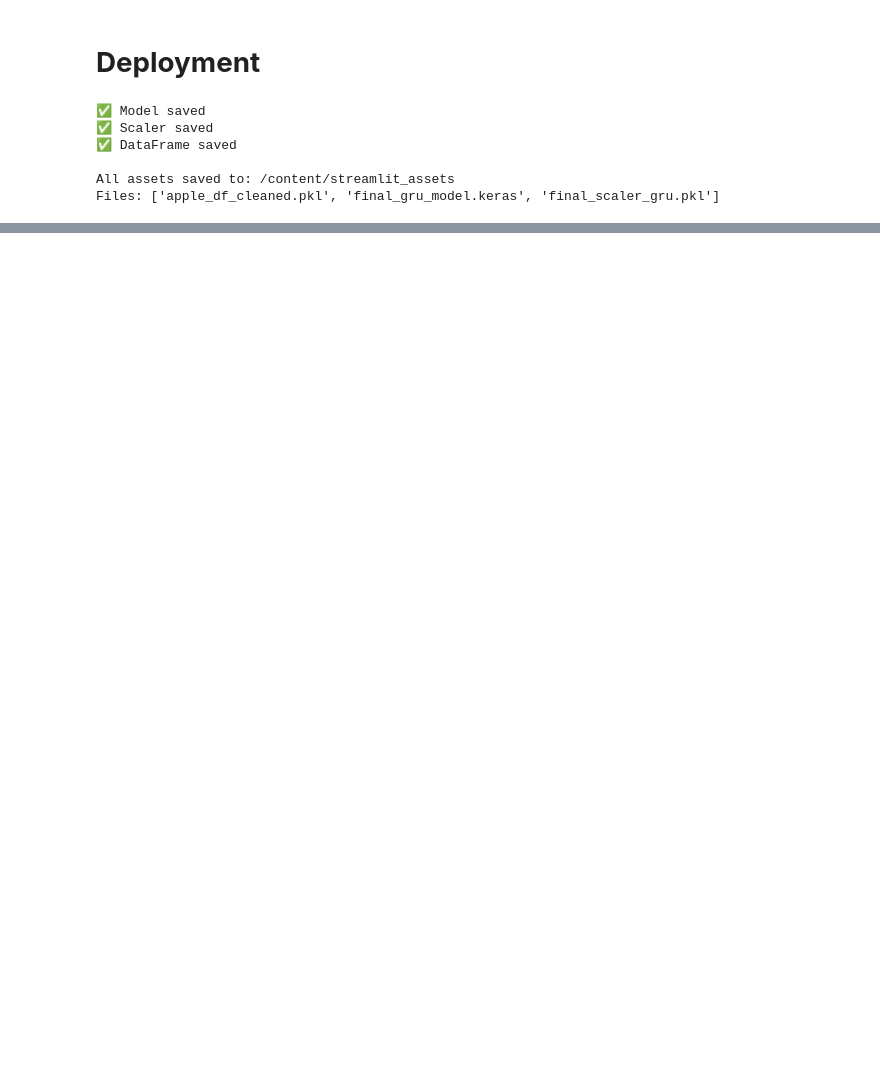
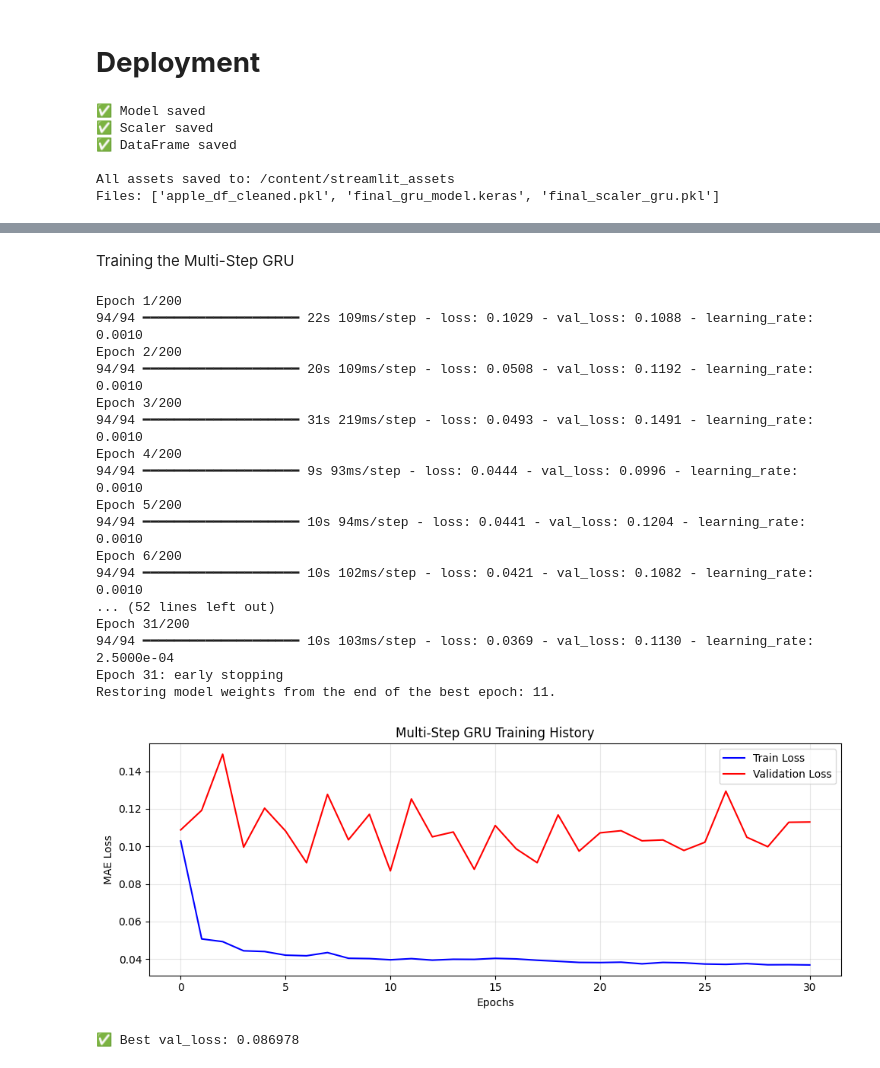
Before and after one commit to uavinash15/DataScience-, a Jupyter notebook: ML_Projects/Apple_Stock_Prediction/Apple_stock_Prediction.ipynb, the cells around one changed output, grey strips where cells are left out. Saved outputs shown, nothing was run; the diff lists cells and outputs as text; code cells hidden in the pictures; blank space fills up the shorter version.

```diff
--- a/ML_Projects/Apple_Stock_Prediction/Apple_stock_Prediction.ipynb
+++ b/ML_Projects/Apple_Stock_Prediction/Apple_stock_Prediction.ipynb
@@ -3122,0 +2955,76 @@ Captures:
+# %% [markdown]
+Training the Multi-Step GRU
+# %%
+# 4. Build model
+multistep_gru = Sequential([
+    GRU(100, return_sequences=True, input_shape=(INPUT_STEPS, 1)),
+    Dropout(0.2),
+    GRU(100, return_sequences=False),
+    Dropout(0.2),
+    Dense(50, activation='relu'),
+    Dense(OUTPUT_STEPS)
+])
+
+multistep_gru.compile(
+    optimizer=Adam(learning_rate=0.001),
+    loss='mae'  # MAE penalizes flat predictions more than MSE
+)
+
+# 5. Train with validation monitoring
+early_stop = EarlyStopping(
+    monitor='val_loss',  # Monitor VALIDATION loss, not training
+    patience=20,
+    restore_best_weights=True,
+    verbose=1
+)
+
+lr_reduce = ReduceLROnPlateau(
+    monitor='val_loss',
+    factor=0.5,
+    patience=8,
+    min_lr=1e-6,
+    verbose=1
+)
+
+history = multistep_gru.fit(
+    X_train, y_train,
+    validation_data=(X_val, y_val),
+    epochs=200,
+    batch_size=16,
+    callbacks=[early_stop, lr_reduce],
+    verbose=1
+)
+
+# Plot training
+fig, ax = plt.subplots(figsize=(10, 4))
+ax.plot(history.history['loss'], label='Train Loss', color='blue')
+ax.plot(history.history['val_loss'], label='Validation Loss', color='red')
+ax.set_title('Multi-Step GRU Training History')
+ax.set_xlabel('Epochs')
+ax.set_ylabel('MAE Loss')
+ax.legend()
+ax.grid(True, alpha=0.3)
+plt.tight_layout()
+plt.show()
+
+print(f"\n✅ Best val_loss: {min(history.history['val_loss']):.6f}")
+# %% [output]
+Epoch 1/200
+94/94 ━━━━━━━━━━━━━━━━━━━━ 22s 109ms/step - loss: 0.1029 - val_loss: 0.1088 - learning_rate: 0.0010
+Epoch 2/200
+94/94 ━━━━━━━━━━━━━━━━━━━━ 20s 109ms/step - loss: 0.0508 - val_loss: 0.1192 - learning_rate: 0.0010
+Epoch 3/200
+94/94 ━━━━━━━━━━━━━━━━━━━━ 31s 219ms/step - loss: 0.0493 - val_loss: 0.1491 - learning_rate: 0.0010
+Epoch 4/200
+94/94 ━━━━━━━━━━━━━━━━━━━━ 9s 93ms/step - loss: 0.0444 - val_loss: 0.0996 - learning_rate: 0.0010
+Epoch 5/200
+94/94 ━━━━━━━━━━━━━━━━━━━━ 10s 94ms/step - loss: 0.0441 - val_loss: 0.1204 - learning_rate: 0.0010
+Epoch 6/200
+94/94 ━━━━━━━━━━━━━━━━━━━━ 10s 102ms/step - loss: 0.0421 - val_loss: 0.1082 - learning_rate: 0.0010
+... (52 lines left out)
+Epoch 31/200
+94/94 ━━━━━━━━━━━━━━━━━━━━ 10s 103ms/step - loss: 0.0369 - val_loss: 0.1130 - learning_rate: 2.5000e-04
+Epoch 31: early stopping
+Restoring model weights from the end of the best epoch: 11.
+[figure, added]
+✅ Best val_loss: 0.086978
```
Also changed, not shown: parts of 58 cells of this notebook.
